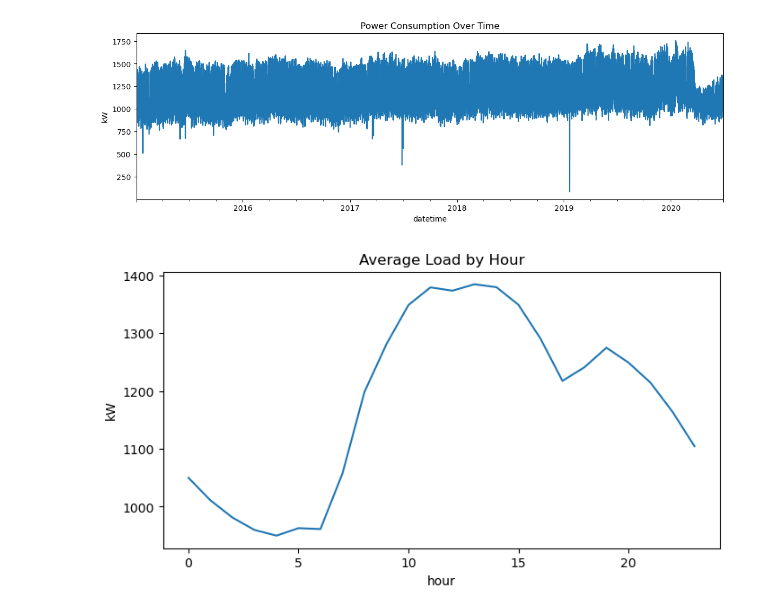
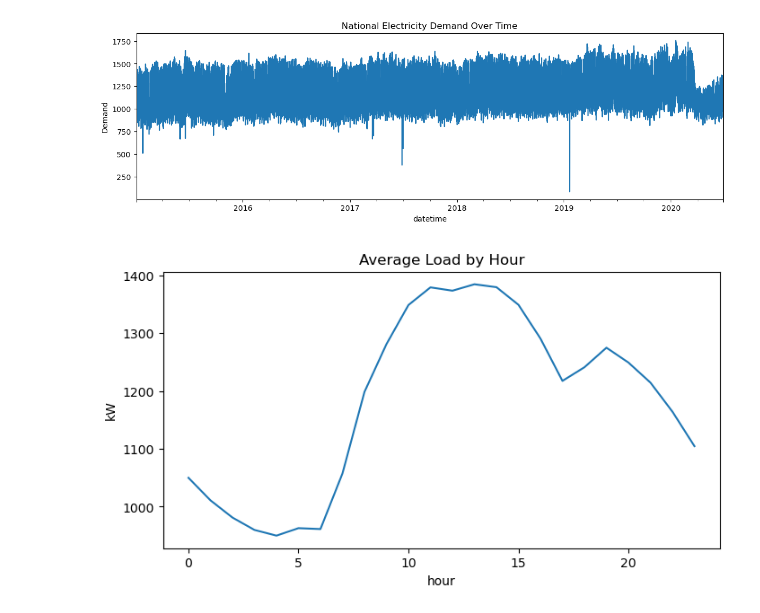
Before and after one commit to devipramita/Electricity-Load-Forecasting, a Jupyter notebook: LinearRegression_v4.20.ipynb, the cells around one changed output. Saved outputs shown, nothing was run; the diff lists cells and outputs as text; code cells hidden in the pictures.

```diff
--- a/LinearRegression_v4.20.ipynb
+++ b/LinearRegression_v4.20.ipynb
@@ -46,13 +45,13 @@ Inferred frequency: h
 # %%
 target_col = "nat_demand"
 
 fig, ax = plt.subplots(figsize=(14, 4))
 df[target_col].plot(ax=ax)
-ax.set_title("Power Consumption Over Time")
-ax.set_ylabel("kW")
+ax.set_title("National Electricity Demand Over Time")
+ax.set_ylabel("Demand")
 plt.show()
 # %% [output]
-[figure, old version]
+[figure, new version]
 # %%
 tmp = df.copy()
 tmp["hour"] = tmp.index.hour
```
Also changed, not shown: parts of 26 cells of this notebook.
